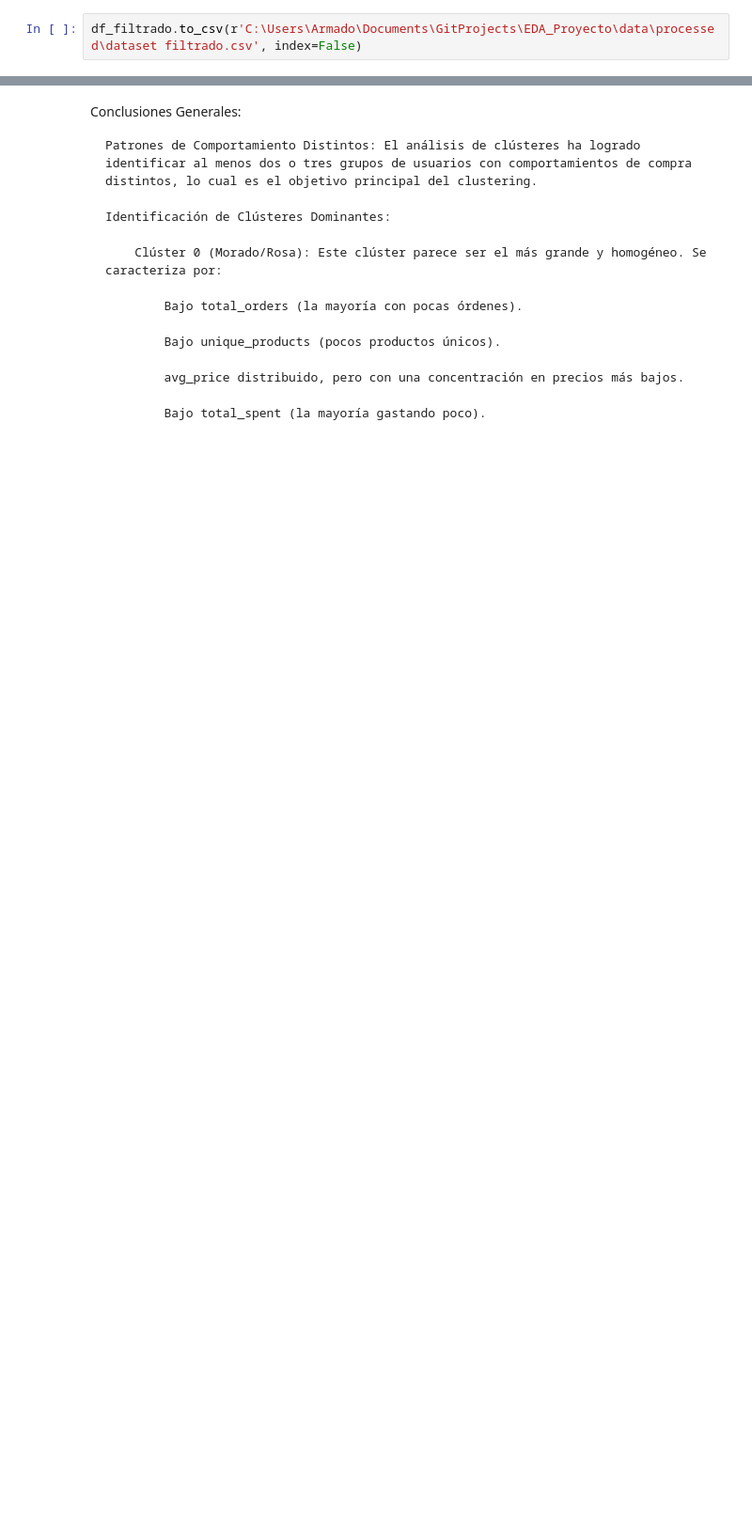
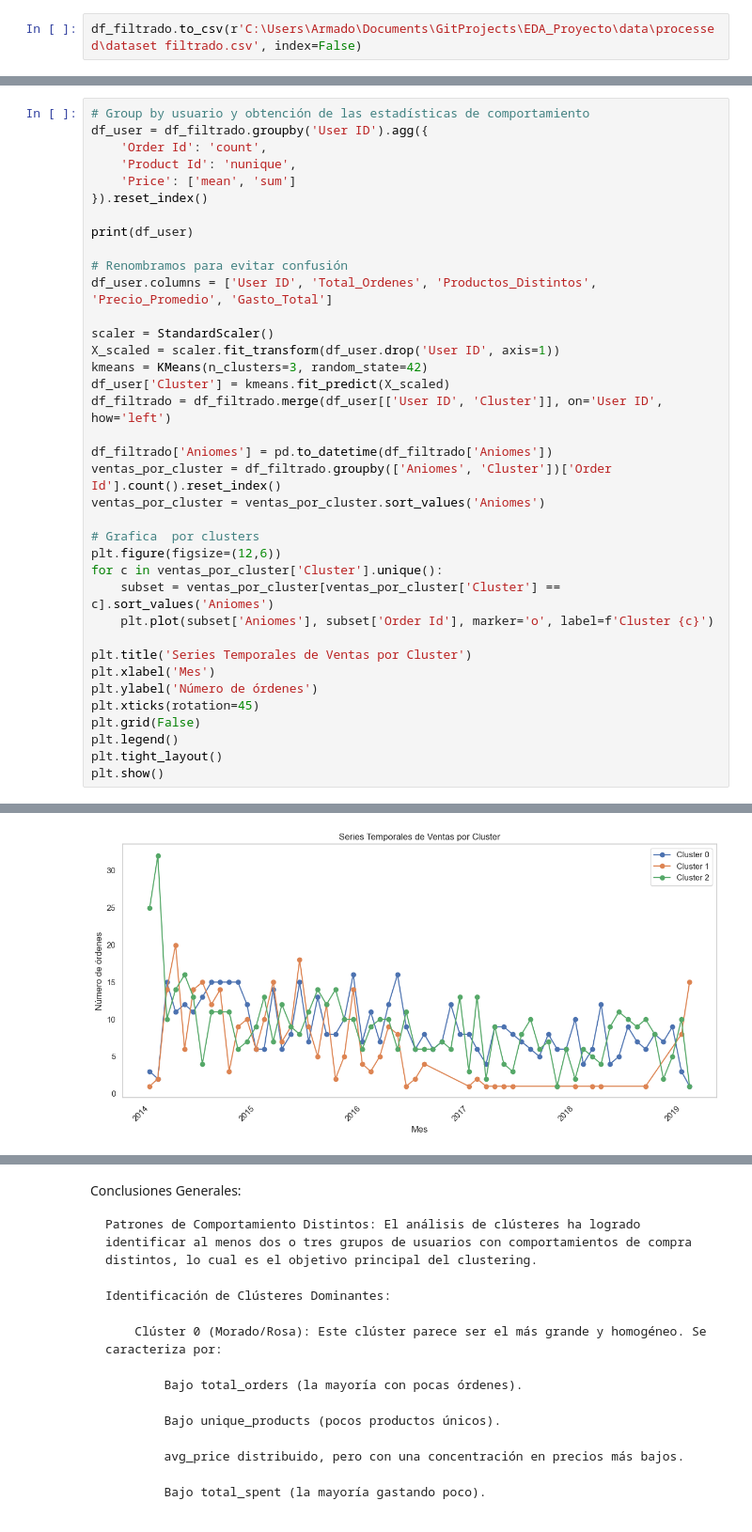
Before and after one commit to armand-analytics/Forecasting, a Jupyter notebook: notebooks/01_EDA.ipynb, the cells around one changed output, grey strips where cells are left out. Shown at 94% size. Saved outputs shown, nothing was run; the diff lists cells and outputs as text; blank space fills up the shorter version.

```diff
--- a/notebooks/01_EDA.ipynb
+++ b/notebooks/01_EDA.ipynb
@@ -714,0 +478,38 @@ Cluster
+# %%
+# Group by usuario y obtención de las estadísticas de comportamiento
+df_user = df_filtrado.groupby('User ID').agg({
+    'Order Id': 'count',
+    'Product Id': 'nunique',
+    'Price': ['mean', 'sum']
+}).reset_index()
+
+print(df_user)
+
+# Renombramos para evitar confusión
+df_user.columns = ['User ID', 'Total_Ordenes', 'Productos_Distintos', 'Precio_Promedio', 'Gasto_Total']
+
+scaler = StandardScaler()
+X_scaled = scaler.fit_transform(df_user.drop('User ID', axis=1))
+kmeans = KMeans(n_clusters=3, random_state=42)
+df_user['Cluster'] = kmeans.fit_predict(X_scaled)
+df_filtrado = df_filtrado.merge(df_user[['User ID', 'Cluster']], on='User ID', how='left')
+
+df_filtrado['Aniomes'] = pd.to_datetime(df_filtrado['Aniomes'])
+ventas_por_cluster = df_filtrado.groupby(['Aniomes', 'Cluster'])['Order Id'].count().reset_index()
+ventas_por_cluster = ventas_por_cluster.sort_values('Aniomes')
+
+# Grafica  por clusters
+plt.figure(figsize=(12,6))
+for c in ventas_por_cluster['Cluster'].unique():
+    subset = ventas_por_cluster[ventas_por_cluster['Cluster'] == c].sort_values('Aniomes')
+    plt.plot(subset['Aniomes'], subset['Order Id'], marker='o', label=f'Cluster {c}')
+
+plt.title('Series Temporales de Ventas por Cluster')
+plt.xlabel('Mes')
+plt.ylabel('Número de órdenes')
+plt.xticks(rotation=45)
+plt.grid(False)
+plt.legend()
+plt.tight_layout()
+plt.show()
+# %% [output]
@@ -714,0 +531 @@ Cluster
+[figure, added]
```
Also changed, not shown: parts of 49 cells of this notebook, 4 other files.
